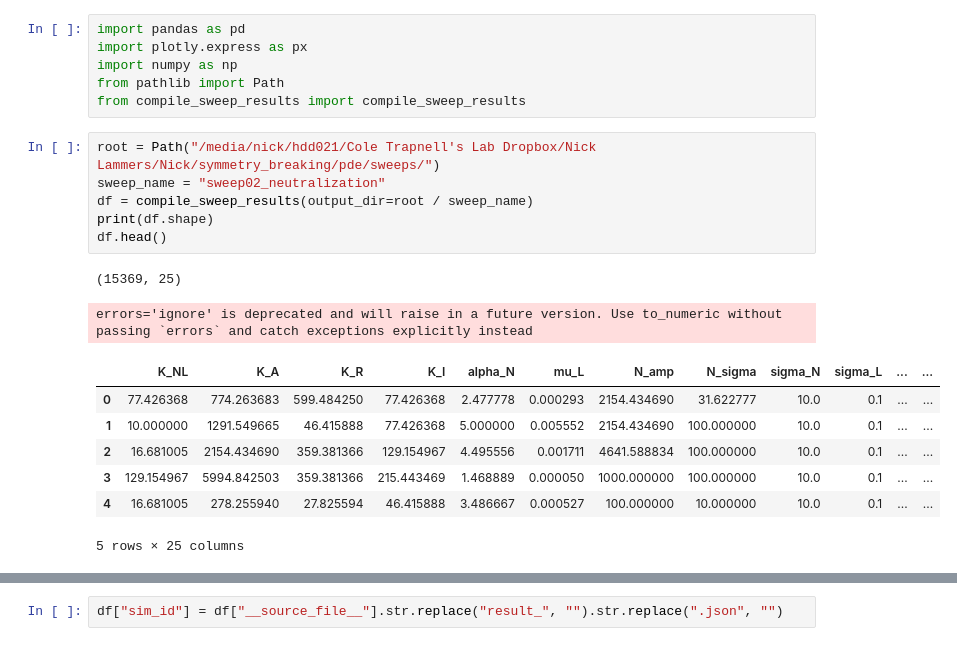
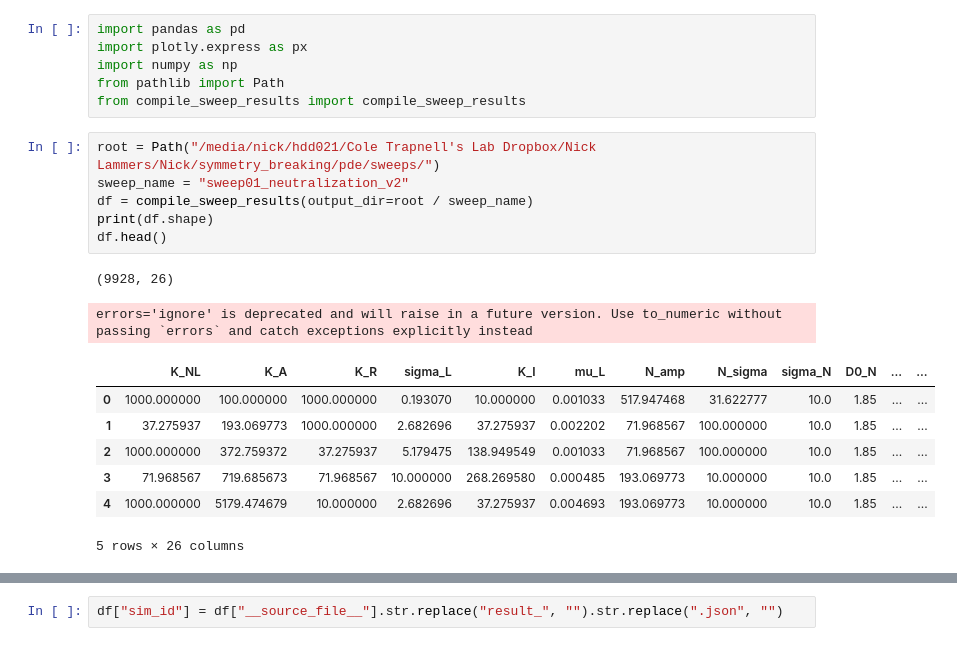
Before and after one commit to nlammers371/killi-dynamics, a Jupyter notebook: symmetry_breaking/analysis/assess_sweep_reslts.ipynb, the cells around one changed output, grey strips where cells are left out. Drawn from its saved outputs; the diff is of its cells as text.

```diff
--- a/symmetry_breaking/analysis/assess_sweep_reslts.ipynb
+++ b/symmetry_breaking/analysis/assess_sweep_reslts.ipynb
@@ -6,18 +6,18 @@ from pathlib import Path
 from compile_sweep_results import compile_sweep_results
 # %%
 root = Path("/media/nick/hdd021/Cole Trapnell's Lab Dropbox/Nick Lammers/Nick/symmetry_breaking/pde/sweeps/")
-sweep_name = "sweep02_neutralization"
+sweep_name = "sweep01_neutralization_v2"
 df = compile_sweep_results(output_dir=root / sweep_name)
 print(df.shape)
 df.head()
 # %% [output]
-(15369, 25)
+(9928, 26)
 errors='ignore' is deprecated and will raise in a future version. Use to_numeric without passing `errors` and catch exceptions explicitly instead
-|  | K_NL | K_A | K_R | K_I | alpha_N | mu_L | N_amp | N_sigma | sigma_N | sigma_L | ... | ... |
-| 0 | 77.426368 | 774.263683 | 599.484250 | 77.426368 | 2.477778 | 0.000293 | 2154.434690 | 31.622777 | 10.0 | 0.1 | ... | ... |
-| 1 | 10.000000 | 1291.549665 | 46.415888 | 77.426368 | 5.000000 | 0.005552 | 2154.434690 | 100.000000 | 10.0 | 0.1 | ... | ... |
-| 2 | 16.681005 | 2154.434690 | 359.381366 | 129.154967 | 4.495556 | 0.001711 | 4641.588834 | 100.000000 | 10.0 | 0.1 | ... | ... |
-| 3 | 129.154967 | 5994.842503 | 359.381366 | 215.443469 | 1.468889 | 0.000050 | 1000.000000 | 100.000000 | 10.0 | 0.1 | ... | ... |
-| 4 | 16.681005 | 278.255940 | 27.825594 | 46.415888 | 3.486667 | 0.000527 | 100.000000 | 10.000000 | 10.0 | 0.1 | ... | ... |
+|  | K_NL | K_A | K_R | sigma_L | K_I | mu_L | N_amp | N_sigma | sigma_N | D0_N | ... | ... |
+| 0 | 1000.000000 | 100.000000 | 1000.000000 | 0.193070 | 10.000000 | 0.001033 | 517.947468 | 31.622777 | 10.0 | 1.85 | ... | ... |
+| 1 | 37.275937 | 193.069773 | 1000.000000 | 2.682696 | 37.275937 | 0.002202 | 71.968567 | 100.000000 | 10.0 | 1.85 | ... | ... |
+| 2 | 1000.000000 | 372.759372 | 37.275937 | 5.179475 | 138.949549 | 0.001033 | 71.968567 | 100.000000 | 10.0 | 1.85 | ... | ... |
+| 3 | 71.968567 | 719.685673 | 71.968567 | 10.000000 | 268.269580 | 0.000485 | 193.069773 | 10.000000 | 10.0 | 1.85 | ... | ... |
+| 4 | 1000.000000 | 5179.474679 | 10.000000 | 2.682696 | 37.275937 | 0.004693 | 193.069773 | 10.000000 | 10.0 | 1.85 | ... | ... |
-5 rows × 25 columns
+5 rows × 26 columns
 # %%
```
Also changed, not shown: parts of 6 cells of this notebook, 2 other files.
